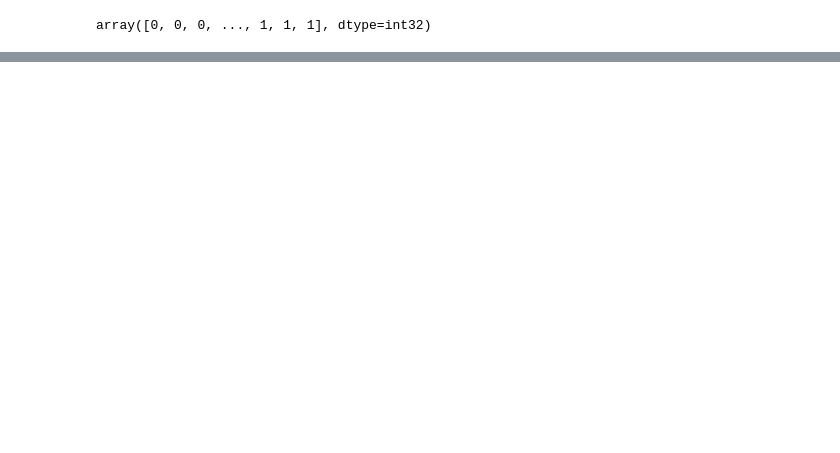
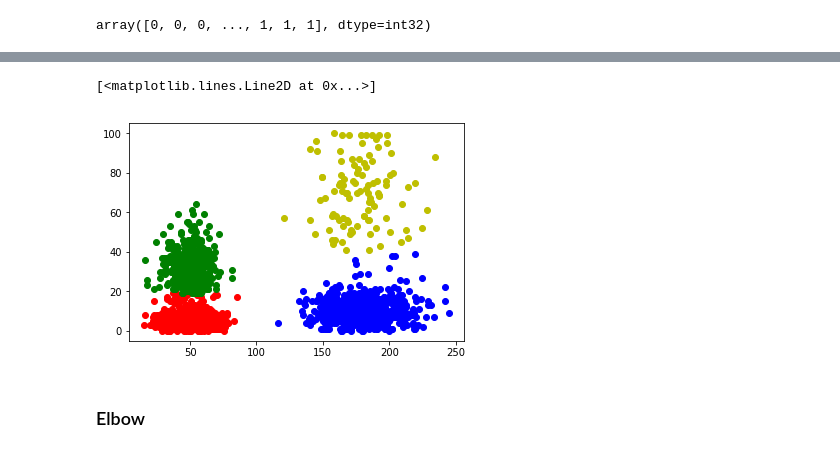
Before and after one commit to mcsml/ml_basics, a Jupyter notebook: clustering.ipynb, the cells around one changed output, grey strips where cells are left out. Saved outputs shown, nothing was run; the diff lists cells and outputs as text; code cells hidden in the pictures; blank space fills up the shorter version.

```diff
--- a/clustering.ipynb
+++ b/clustering.ipynb
@@ -49 +50,14 @@ plt.show()
 [figure]
+# %%
+kmeans = KMeans(n_clusters=4).fit(df[['Distance_Feature', 'Speeding_Feature']])
+df_2_labels['Labels'] = kmeans.labels_
+# %%
+plt.plot(df_2_labels[df_2_labels['Labels'] == 0]['Distance_Feature'], df_2_labels[df_2_labels['Labels'] == 0]['Speeding_Feature'], 'ro')
+plt.plot(df_2_labels[df_2_labels['Labels'] == 1]['Distance_Feature'], df_2_labels[df_2_labels['Labels'] == 1]['Speeding_Feature'], 'bo')
+plt.plot(df_2_labels[df_2_labels['Labels'] == 2]['Distance_Feature'], df_2_labels[df_2_labels['Labels'] == 2]['Speeding_Feature'], 'go')
+plt.plot(df_2_labels[df_2_labels['Labels'] == 3]['Distance_Feature'], df_2_labels[df_2_labels['Labels'] == 3]['Speeding_Feature'], 'yo')
+# %% [output]
+[<matplotlib.lines.Line2D at 0x...>]
+[figure, added]
+# %% [markdown]
+### Elbow
```
Also changed, not shown: parts of 11 cells of this notebook.
